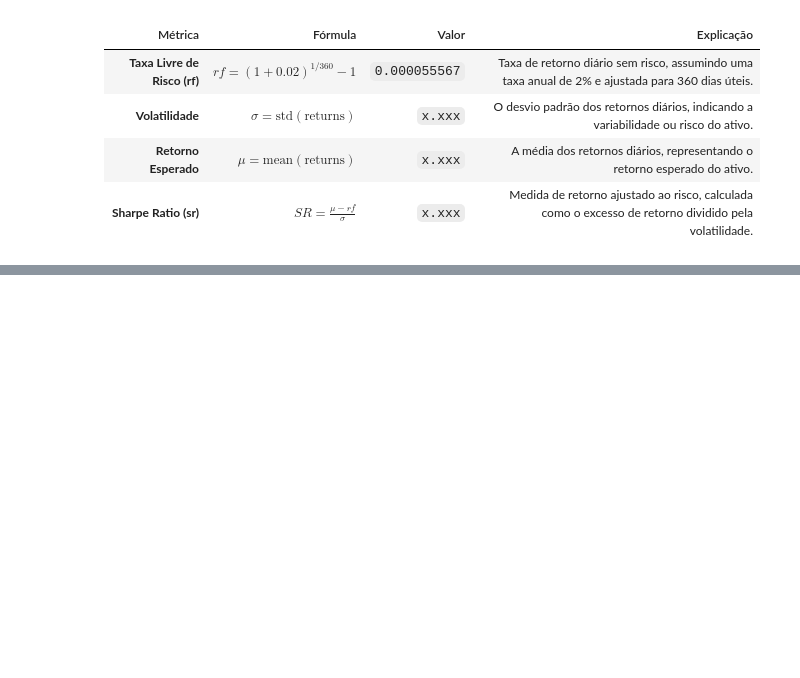
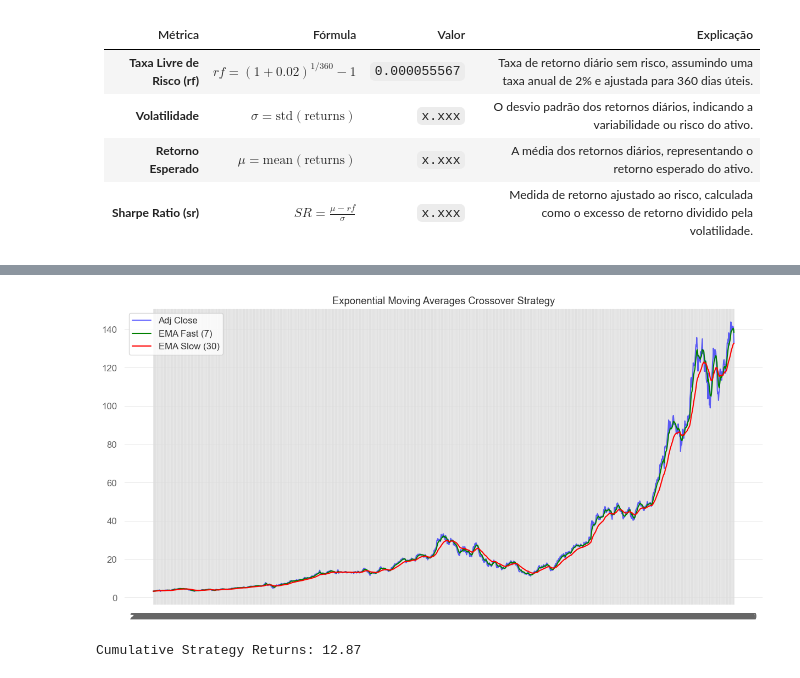
Before and after one commit to JoniFB03/OEOD, a Jupyter notebook: notebooks/Projeto_OEOD-Grupo7.ipynb, the cells around one changed output, grey strips where cells are left out. Cells and saved outputs as stored; diff of their text form; code cells hidden in the pictures; blank space fills up the shorter version.

```diff
--- a/notebooks/Projeto_OEOD-Grupo7.ipynb
+++ b/notebooks/Projeto_OEOD-Grupo7.ipynb
@@ -140,4 +166,5 @@ fig.show()
 # %%
+data.set_index('Date', inplace=True)
 returns = data["Adj Close"].pct_change() # TODO: mudar o intervalo de datas para não ter omissos maybe
 returns
 # %% [output]
@@ -199,0 +226,29 @@ print(result)
+# %%
+# copy data
+data_plus = data.copy()
+
+data_plus['EMA_Fast'] = data_plus['Adj Close'].ewm(span=7, adjust=False).mean() # período de 7 dias para a rápida (semanal)
+data_plus['EMA_Slow'] = data_plus['Adj Close'].ewm(span=30, adjust=False).mean() # período de 30 dias para a lenta (mensal)
+
+# Define the crossover strategy
+data_plus['Signal'] = np.where(data_plus['EMA_Fast'] > data_plus['EMA_Slow'], 1, 0)
+data_plus['Position'] = data_plus['Signal'].diff()
+
+# Plot the results
+plt.figure(figsize=(15, 7))
+plt.plot(data_plus['Adj Close'], label="Adj Close", color='blue', alpha=0.6)
+plt.plot(data_plus['EMA_Fast'], label="EMA Fast (7)", color='green')
+plt.plot(data_plus['EMA_Slow'], label="EMA Slow (30)", color='red')
+plt.title("Exponential Moving Averages Crossover Strategy")
+plt.legend()
+plt.show()
+
+# Backtest performance
+data_plus['Daily Returns'] = data_plus['Adj Close'].pct_change()
+data_plus['Strategy Returns'] = data_plus['Daily Returns'] * data_plus['Signal'].shift(1)
+cumulative_strategy_returns = (1 + data_plus['Strategy Returns']).cumprod()
+
+print(f"Cumulative Strategy Returns: {cumulative_strategy_returns.iloc[-1]:.2f}")
+# %% [output]
+[figure, added]
+Cumulative Strategy Returns: 12.87
```
Also changed, not shown: parts of 17 cells of this notebook.
